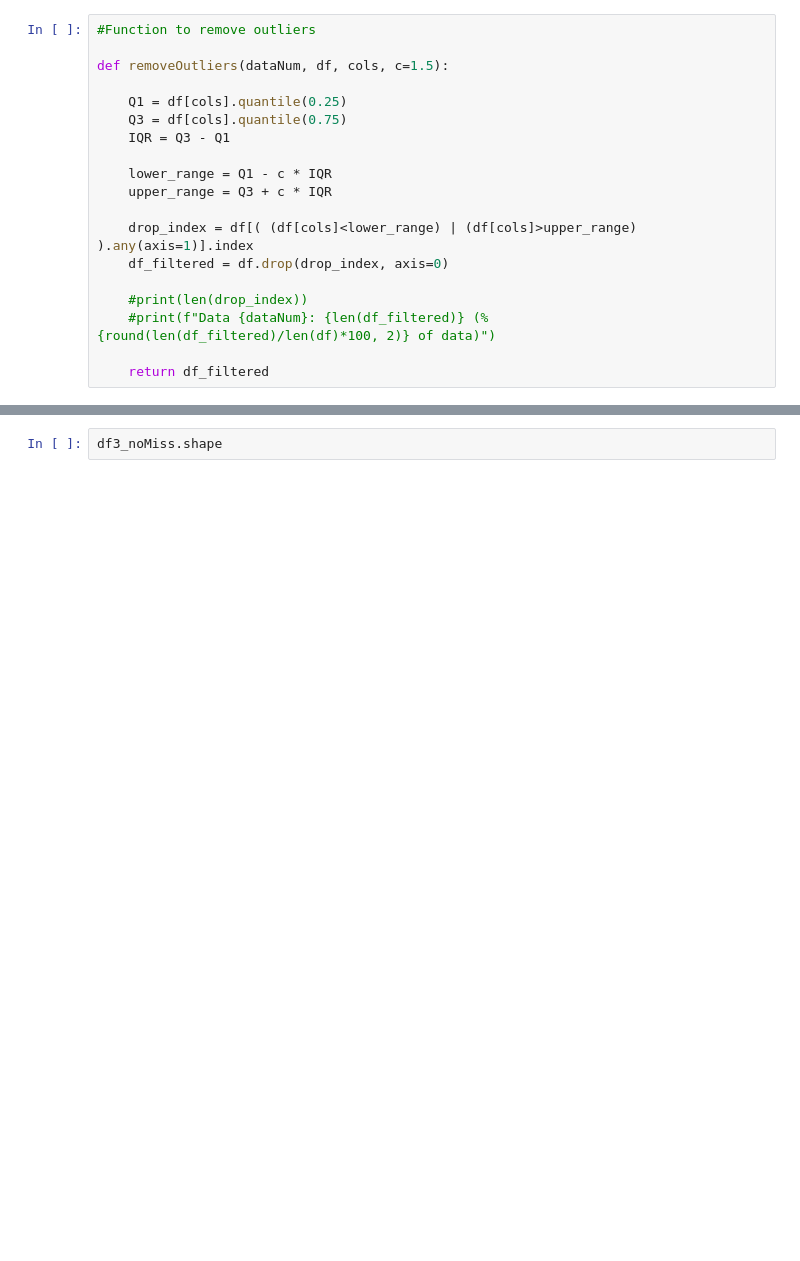
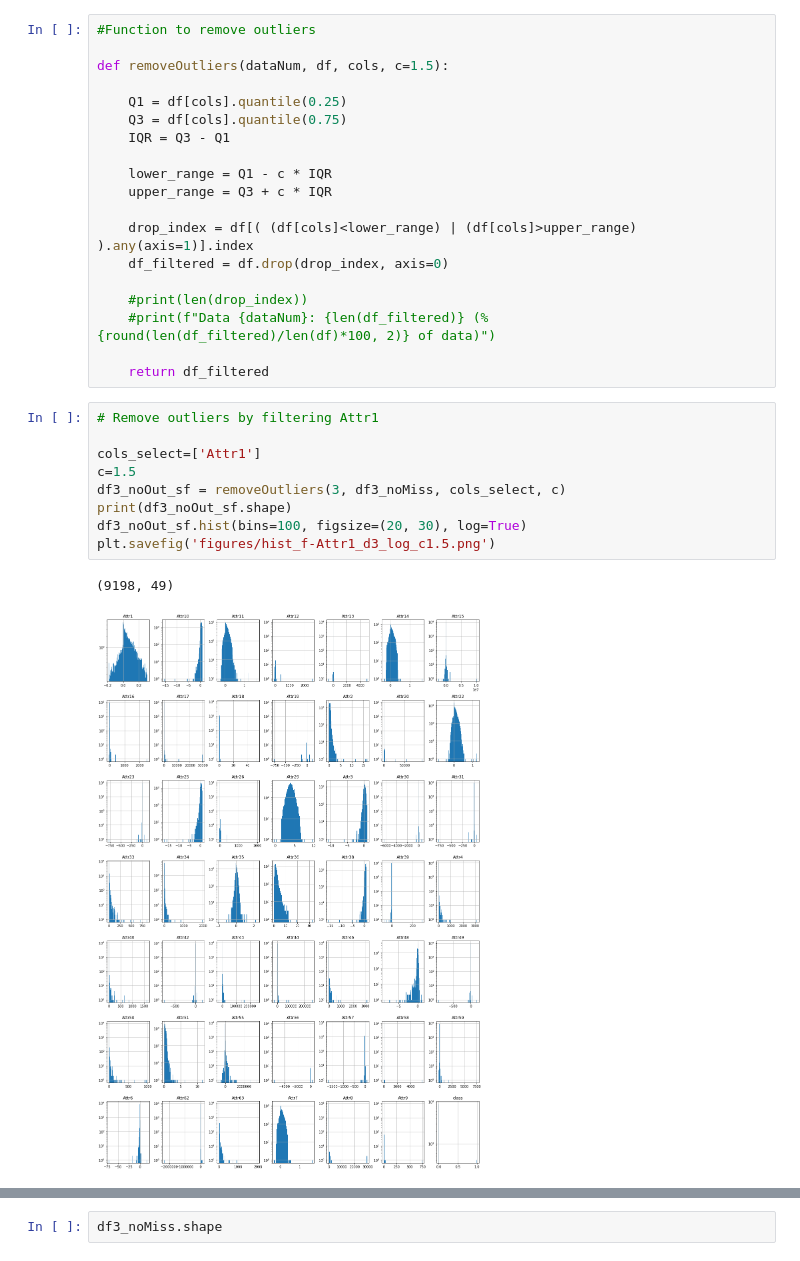
Before and after one commit to kamileyagci/project-bankruptcy-prediction, a Jupyter notebook: dataCleaning.ipynb, the cells around one changed output, grey strips where cells are left out. Drawn from its saved outputs; the diff is of its cells as text; blank space fills up the shorter version.

```diff
--- a/preprocess.ipynb
+++ b/dataCleaning.ipynb
@@ -779,6 +812,18 @@ def removeOutliers(dataNum, df, cols, c=1.5):
     #print(f"Data {dataNum}: {len(df_filtered)} (%{round(len(df_filtered)/len(df)*100, 2)} of data)")
 
     return df_filtered
+# %%
+# Remove outliers by filtering Attr1
+
+cols_select=['Attr1']
+c=1.5
+df3_noOut_sf = removeOutliers(3, df3_noMiss, cols_select, c)
+print(df3_noOut_sf.shape)
+df3_noOut_sf.hist(bins=100, figsize=(20, 30), log=True)
+plt.savefig('figures/hist_f-Attr1_d3_log_c1.5.png')
+# %% [output]
+(9198, 49)
+[figure, added]
 # %%
 #Remove outliers for all datasets
 #cols_select=['Attr1']
```
Also changed, not shown: parts of 12 cells of this notebook, 10 other files.
